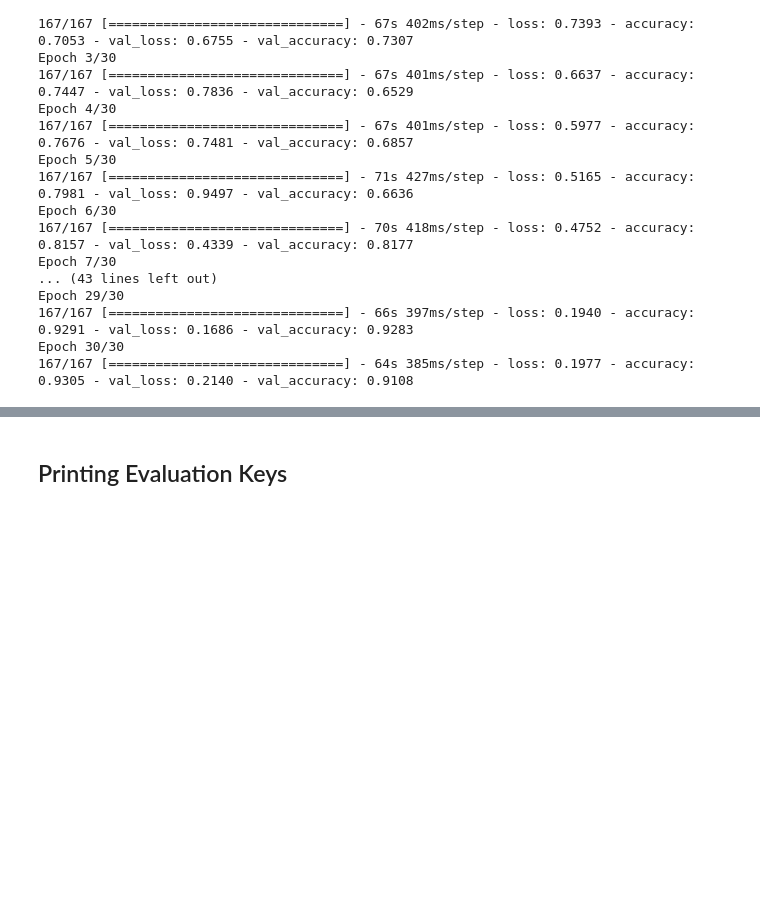
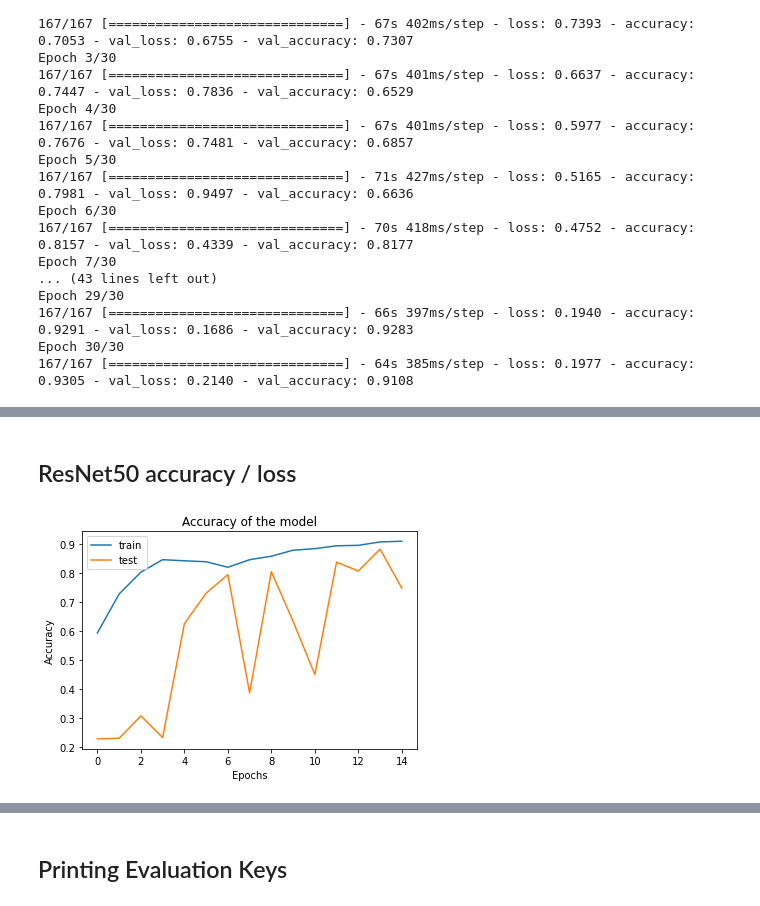
Before and after one commit to abednashif/tumor-sense, a Jupyter notebook: python_notebooks/brain-tumor-detection-classification.ipynb, the cells around one changed output, grey strips where cells are left out. Saved outputs shown, nothing was run; the diff lists cells and outputs as text; code cells hidden in the pictures; blank space fills up the shorter version.

```diff
--- a/python_notebooks/brain-tumor-detection-classification.ipynb
+++ b/python_notebooks/brain-tumor-detection-classification.ipynb
@@ -422,3 +460,6 @@ Epoch 29/30
 167/167 [==============================] - 66s 397ms/step - loss: 0.1940 - accuracy: 0.9291 - val_loss: 0.1686 - val_accuracy: 0.9283
 Epoch 30/30
 167/167 [==============================] - 64s 385ms/step - loss: 0.1977 - accuracy: 0.9305 - val_loss: 0.2140 - val_accuracy: 0.9108
+# %%
+# ResNet50
+model_history = model.fit(x=training_set,validation_data=validation_set,epochs=15,verbose=1)
@@ -424,0 +487,13 @@ Epoch 30/30
+# %% [markdown]
+## ResNet50 accuracy / loss
+# %%
+# plot ResNet50 accuracy
+plt.plot(model_history.history['accuracy'])
+plt.plot(model_history.history['val_accuracy'])
+plt.title('Accuracy of the model')
+plt.xlabel('Epochs')
+plt.ylabel('Accuracy')
+plt.legend(['train','test'],loc='upper left')
+plt.show()
+# %% [output]
+[figure, added]
```
Also changed, not shown: parts of 8 cells of this notebook, 3 other files.
